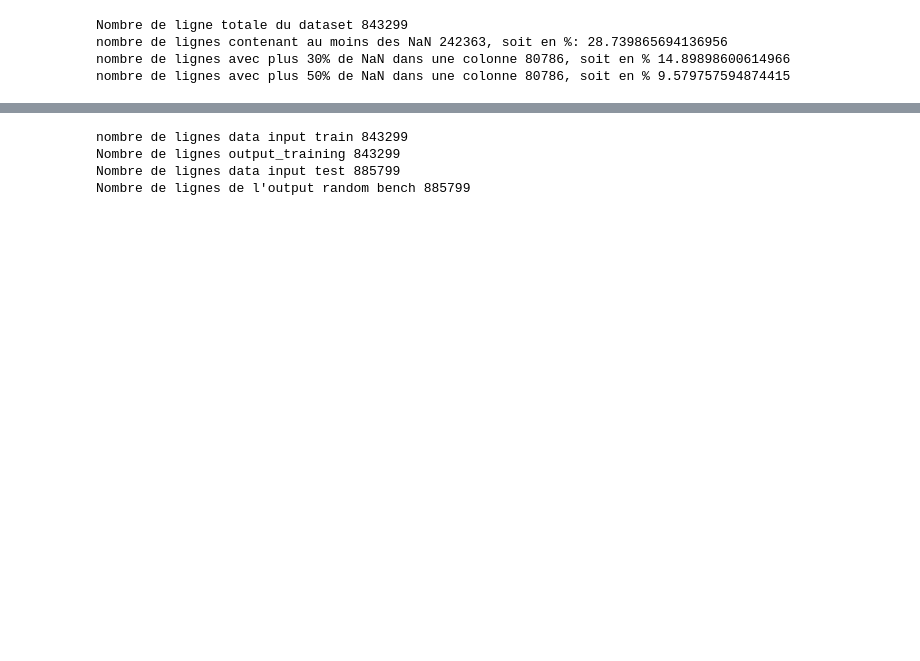
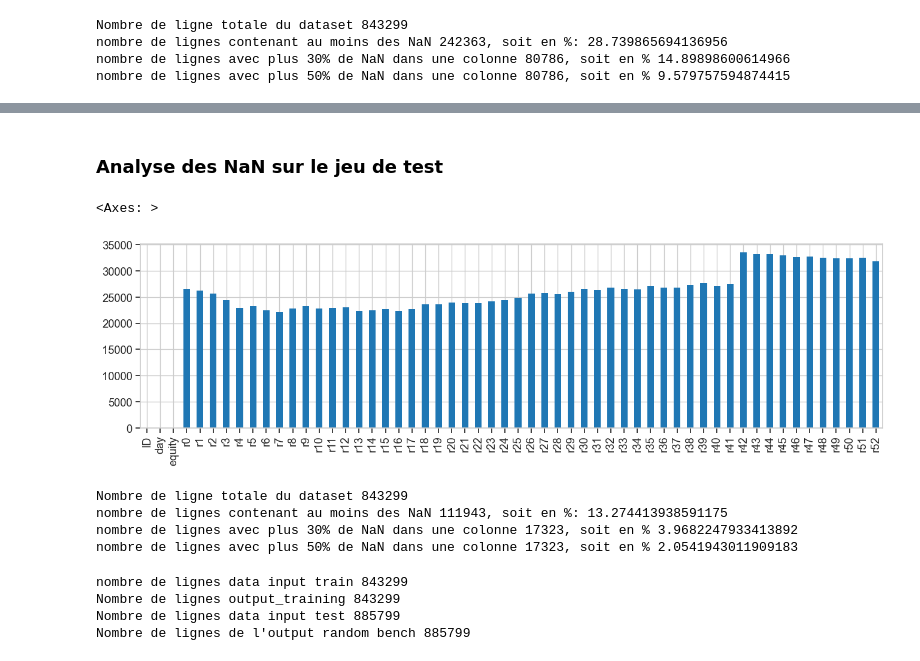
Before and after one commit to Julien-Zanin/ML-DataChallenge, a Jupyter notebook: projet_redac.ipynb, the cells around one changed output, grey strips where cells are left out. Drawn from its saved outputs; the diff is of its cells as text; code cells hidden in the pictures; blank space fills up the shorter version.

```diff
--- a/projet_redac.ipynb
+++ b/projet_redac.ipynb
@@ -96,3 +111,28 @@ nombre de lignes avec plus 50% de NaN dans une colonne 80786, soit en % 9.579757
+# %% [markdown]
+### Analyse des NaN sur le jeu de test
+# %%
+plt.figure(figsize=(16,4))
+(data_test.isna().sum()).plot.bar()
+# %% [output]
+<Axes: >
+[figure, added]
+# %%
+NaN_analysis = pd.DataFrame()
+NaN_analysis["NaN_count"] = data_test[col_rendements].isna().sum(axis=1)
+
+NaN_analysis["NaN_percent"] = (NaN_analysis["NaN_count"]/nombre_colonnes_rend)*100
+
+nbr_row_na = data_test.isna().any(axis=1).sum()
+
+print(f"Nombre de ligne totale du dataset {len(X)}")
+print(f"nombre de lignes contenant au moins des NaN {nbr_row_na}, soit en %: {(nbr_row_na/len(X)*100)}")
+print(f"nombre de lignes avec plus 30% de NaN dans une colonne {len(NaN_analysis[NaN_analysis["NaN_percent"]>50])}, soit en % {len(NaN_analysis[NaN_analysis["NaN_percent"]>30])/len(X)*100}")
+print(f"nombre de lignes avec plus 50% de NaN dans une colonne {len(NaN_analysis[NaN_analysis["NaN_percent"]>50])}, soit en % {len(NaN_analysis[NaN_analysis["NaN_percent"]>50])/len(X)*100}")
+# %% [output]
+Nombre de ligne totale du dataset 843299
+nombre de lignes contenant au moins des NaN 111943, soit en %: 13.274413938591175
+nombre de lignes avec plus 30% de NaN dans une colonne 17323, soit en % 3.9682247933413892
+nombre de lignes avec plus 50% de NaN dans une colonne 17323, soit en % 2.0541943011909183
 # %%
 print(f"nombre de lignes data input train {len(X)}")
 print(f"Nombre de lignes output_training {len(y)}")
```
Also changed, not shown: parts of 25 cells of this notebook, 13 other files.
